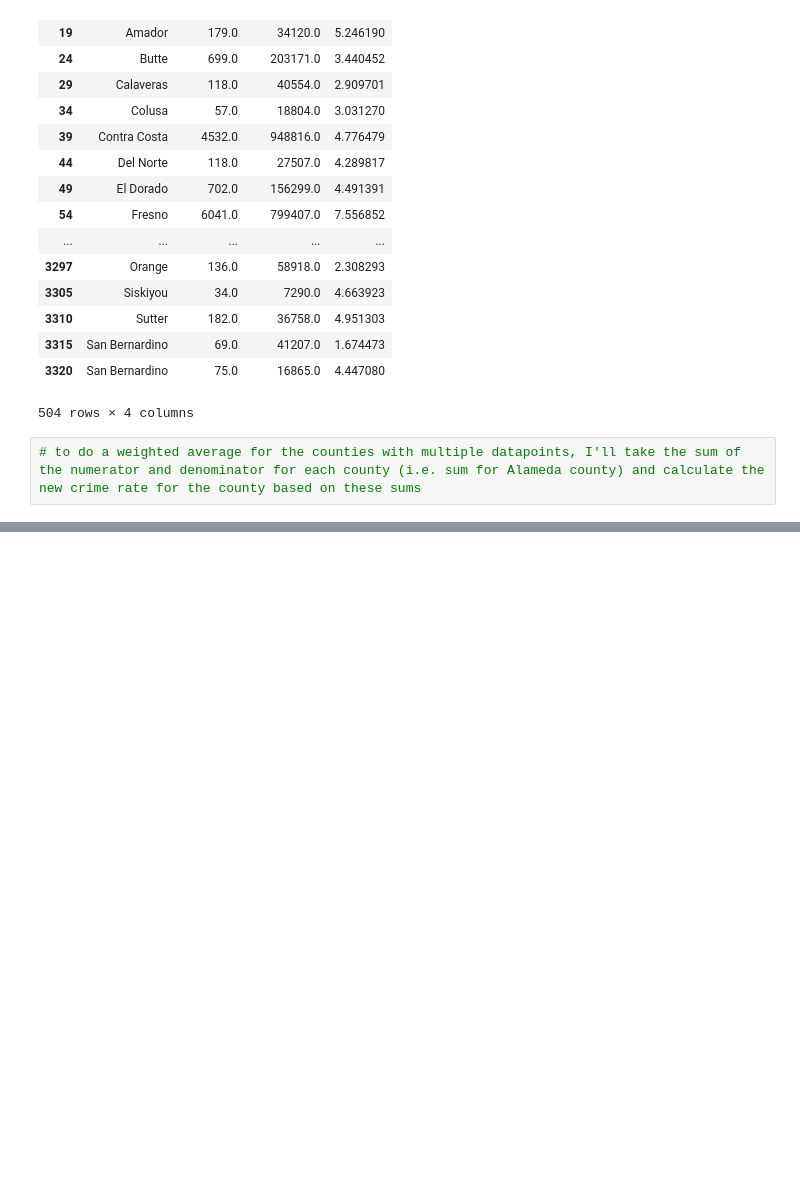
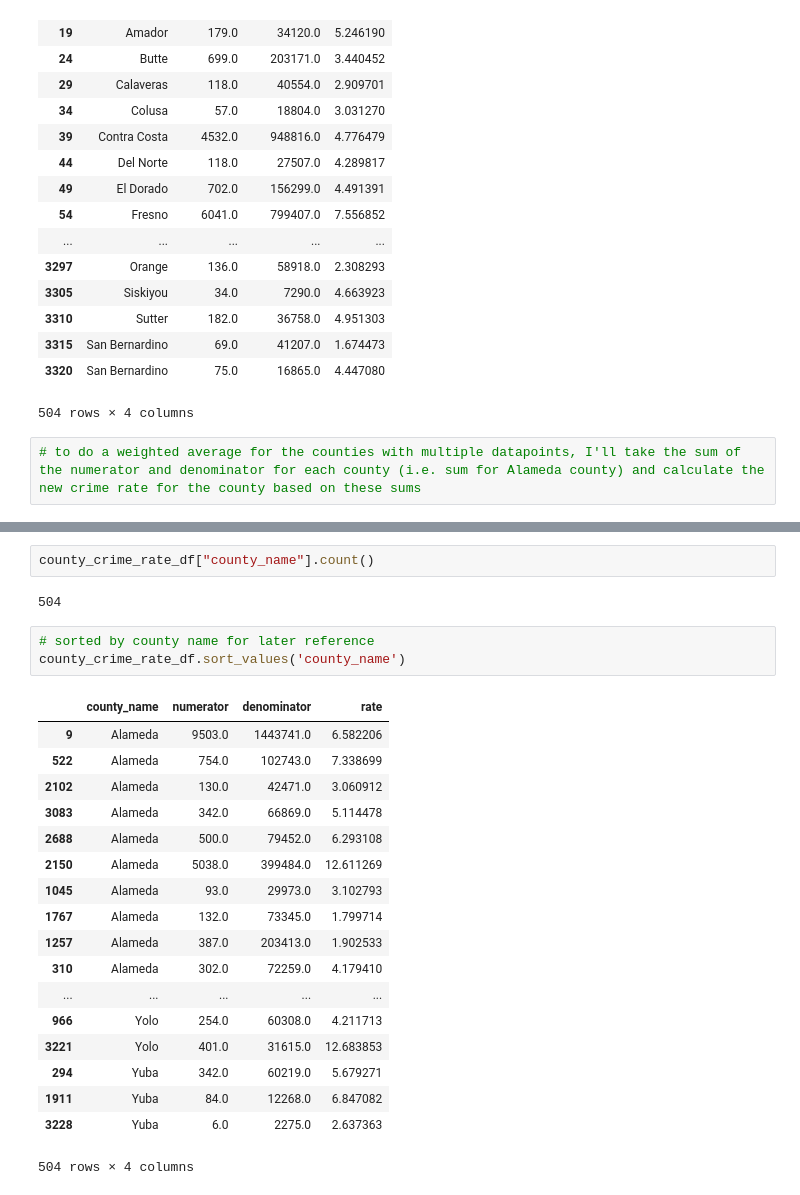
Before and after one commit to phamkdaniel/Cali-Housing-Project, a Jupyter notebook: kevin_exploring.ipynb, the cells around one changed output, grey strips where cells are left out. Cells and saved outputs as stored; diff of their text form; blank space fills up the shorter version.

```diff
--- a/kevin_exploring.ipynb
+++ b/kevin_exploring.ipynb
@@ -205,0 +220,26 @@ county_crime_rate_df
+# %%
+county_crime_rate_df["county_name"].count()
+# %% [output]
+504
+# %%
+# sorted by county name for later reference
+county_crime_rate_df.sort_values('county_name')
+# %% [output]
+|  | county_name | numerator | denominator | rate |
+| 9 | Alameda | 9503.0 | 1443741.0 | 6.582206 |
+| 522 | Alameda | 754.0 | 102743.0 | 7.338699 |
+| 2102 | Alameda | 130.0 | 42471.0 | 3.060912 |
+| 3083 | Alameda | 342.0 | 66869.0 | 5.114478 |
+| 2688 | Alameda | 500.0 | 79452.0 | 6.293108 |
+| 2150 | Alameda | 5038.0 | 399484.0 | 12.611269 |
+| 1045 | Alameda | 93.0 | 29973.0 | 3.102793 |
+| 1767 | Alameda | 132.0 | 73345.0 | 1.799714 |
+| 1257 | Alameda | 387.0 | 203413.0 | 1.902533 |
+| 310 | Alameda | 302.0 | 72259.0 | 4.179410 |
+| ... | ... | ... | ... | ... |
+| 966 | Yolo | 254.0 | 60308.0 | 4.211713 |
+| 3221 | Yolo | 401.0 | 31615.0 | 12.683853 |
+| 294 | Yuba | 342.0 | 60219.0 | 5.679271 |
+| 1911 | Yuba | 84.0 | 12268.0 | 6.847082 |
+| 3228 | Yuba | 6.0 | 2275.0 | 2.637363 |
+504 rows × 4 columns
```
Also changed, not shown: parts of 3 cells of this notebook.
